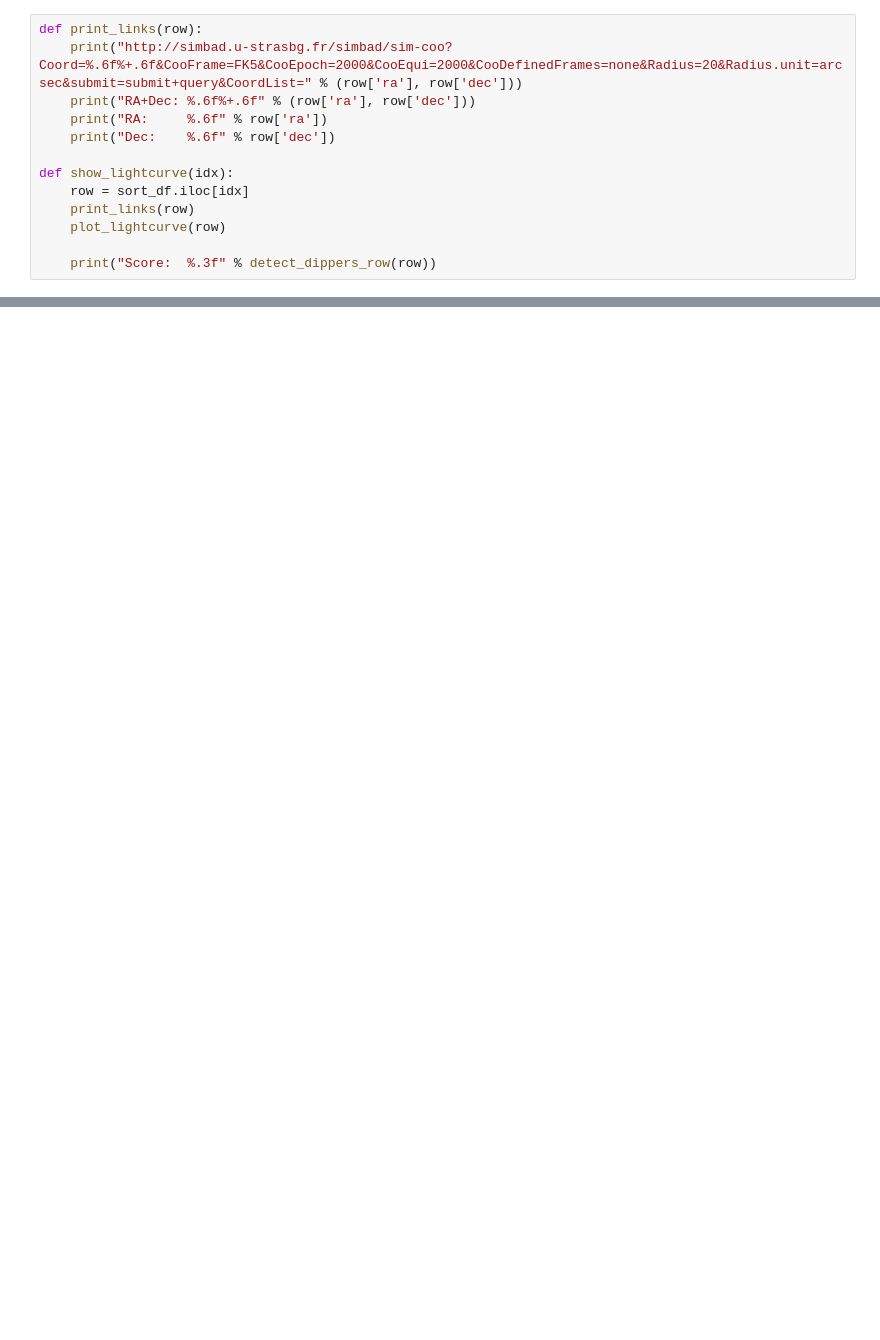
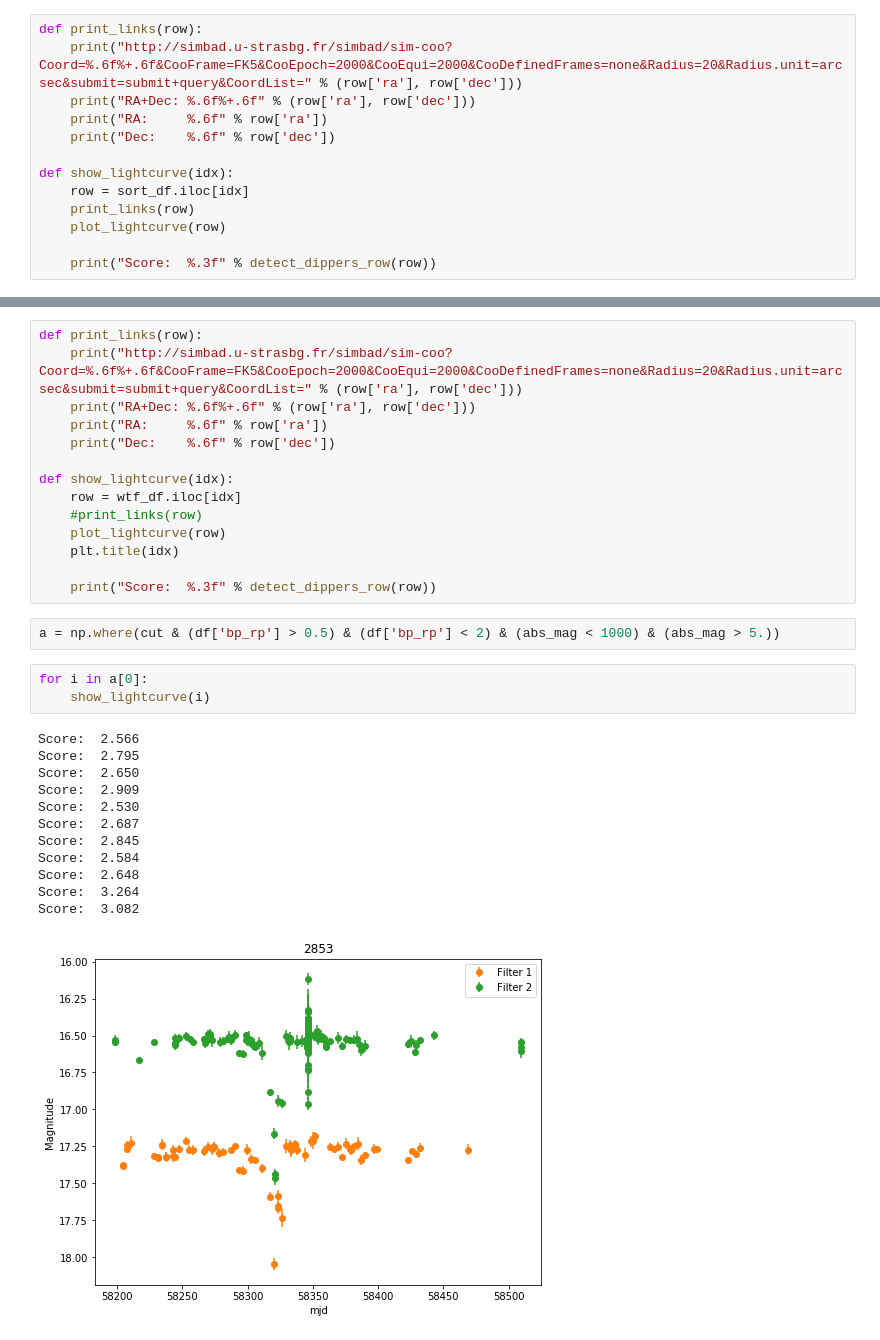
Before and after one commit to dirac-institute/ZTF_Boyajian, a Jupyter notebook: Dipper detection cython.ipynb, the cells around one changed output, grey strips where cells are left out. Cells and saved outputs as stored; diff of their text form; blank space fills up the shorter version.

```diff
--- a/Dipper detection cython.ipynb
+++ b/Dipper detection cython.ipynb
@@ -204,0 +261,32 @@ If you're reading this message in another frontend (for example, a static render
+# %%
+def print_links(row):
+    print("http://simbad.u-strasbg.fr/simbad/sim-coo?Coord=%.6f%+.6f&CooFrame=FK5&CooEpoch=2000&CooEqui=2000&CooDefinedFrames=none&Radius=20&Radius.unit=arcsec&submit=submit+query&CoordList=" % (row['ra'], row['dec']))
+    print("RA+Dec: %.6f%+.6f" % (row['ra'], row['dec']))
+    print("RA:     %.6f" % row['ra'])
+    print("Dec:    %.6f" % row['dec'])
+
+def show_lightcurve(idx):
+    row = wtf_df.iloc[idx]
+    #print_links(row)
+    plot_lightcurve(row)
+    plt.title(idx)
+
+    print("Score:  %.3f" % detect_dippers_row(row))
+# %%
+a = np.where(cut & (df['bp_rp'] > 0.5) & (df['bp_rp'] < 2) & (abs_mag < 1000) & (abs_mag > 5.))
+# %%
+for i in a[0]:
+    show_lightcurve(i)
+# %% [output]
+Score:  2.566
+Score:  2.795
+Score:  2.650
+Score:  2.909
+Score:  2.530
+Score:  2.687
+Score:  2.845
+Score:  2.584
+Score:  2.648
+Score:  3.264
+Score:  3.082
+[figure, added]
```
Also changed, not shown: parts of 24 cells of this notebook, 1 other file.
